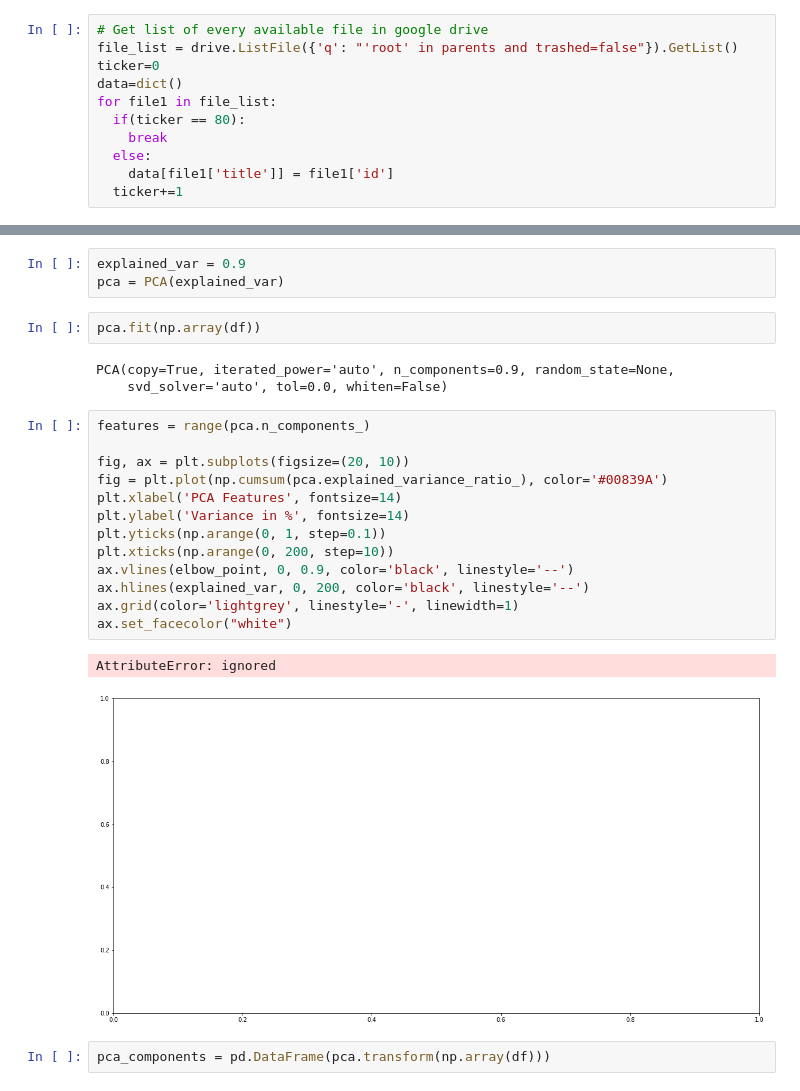
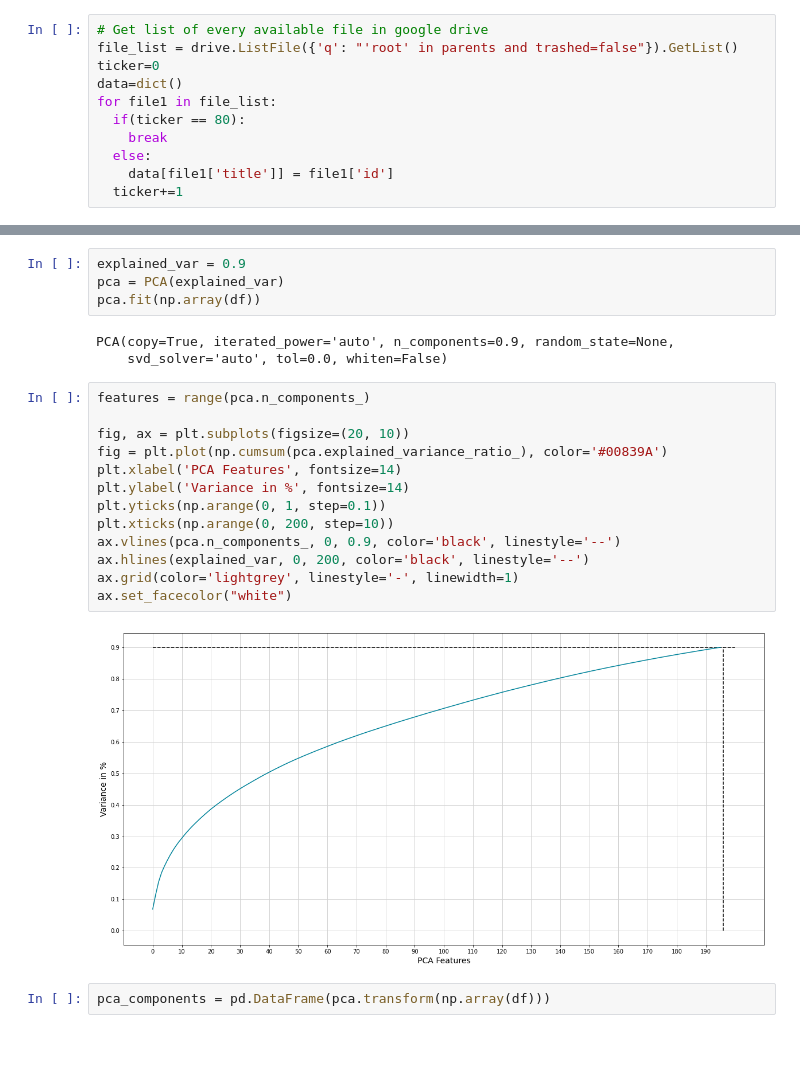
Before and after one commit to TobiPrae/customer_segmentation, a Jupyter notebook: CustomerSegmentation.ipynb, the cells around one changed output, grey strips where cells are left out. Drawn from its saved outputs; the diff is of its cells as text; blank space fills up the shorter version.

```diff
--- a/CustomerSegmentation.ipynb
+++ b/CustomerSegmentation.ipynb
@@ -433,26 +433,24 @@ Slice 80
 # %%
 explained_var = 0.9
 pca = PCA(explained_var)
+pca.fit(np.array(df))
+# %% [output]
+PCA(copy=True, iterated_power='auto', n_components=0.9, random_state=None,
+    svd_solver='auto', tol=0.0, whiten=False)
-# %%
-pca.fit(np.array(df))
-# %% [output]
-PCA(copy=True, iterated_power='auto', n_components=0.9, random_state=None,
-    svd_solver='auto', tol=0.0, whiten=False)
 # %%
 features = range(pca.n_components_)
 
 fig, ax = plt.subplots(figsize=(20, 10))
 fig = plt.plot(np.cumsum(pca.explained_variance_ratio_), color='#00839A')
 plt.xlabel('PCA Features', fontsize=14)
 plt.ylabel('Variance in %', fontsize=14)
 plt.yticks(np.arange(0, 1, step=0.1))
 plt.xticks(np.arange(0, 200, step=10))
-ax.vlines(elbow_point, 0, 0.9, color='black', linestyle='--')
+ax.vlines(pca.n_components_, 0, 0.9, color='black', linestyle='--')
 ax.hlines(explained_var, 0, 200, color='black', linestyle='--')
 ax.grid(color='lightgrey', linestyle='-', linewidth=1)
 ax.set_facecolor("white")
 # %% [output]
-AttributeError: ignored
-[figure, old version]
+[figure, new version]
 # %%
 pca_components = pd.DataFrame(pca.transform(np.array(df)))
```
Also changed, not shown: parts of 1 cell of this notebook.
